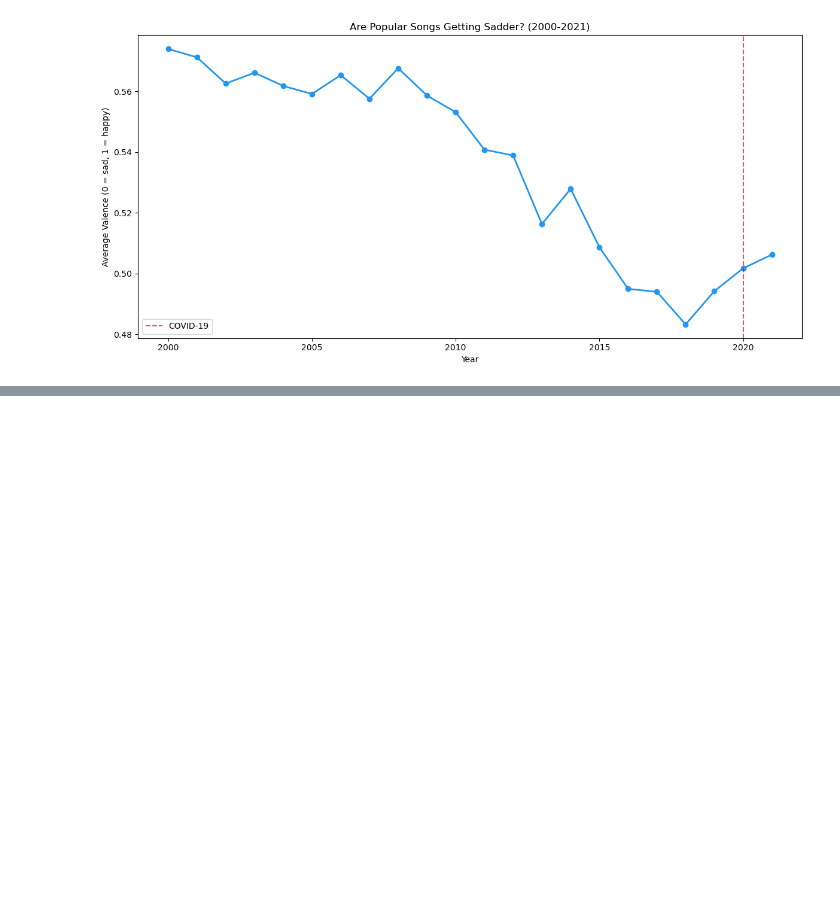
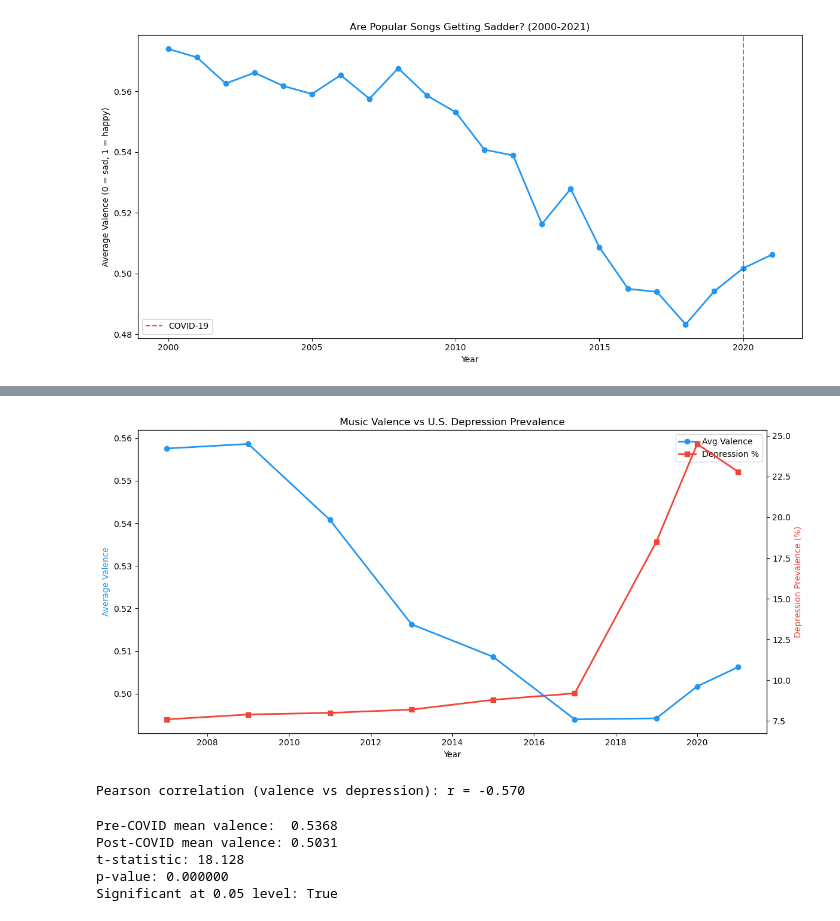
Before and after one commit to yidan114/spotify-mental-health-analysis, a Jupyter notebook: 01_data_exploration.ipynb, the cells around one changed output, grey strips where cells are left out. Cells and saved outputs as stored; diff of their text form; code cells hidden in the pictures; blank space fills up the shorter version.

```diff
--- a/01_data_exploration.ipynb
+++ b/01_data_exploration.ipynb
@@ -23,0 +66,52 @@ plt.show()
+# %%
+mental = pd.read_csv('data/raw/us_mental_health_trends.csv')
+
+yearly_valence = spotify_modern.groupby('year')['valence'].mean().reset_index()
+yearly_valence.columns = ['year', 'avg_valence']
+
+merged = pd.merge(yearly_valence, mental[['year', 'depression_pct']], on='year', how='inner')
+merged = merged.dropna(subset=['depression_pct'])
+
+fig, ax1 = plt.subplots(figsize=(12, 6))
+ax2 = ax1.twinx()
+
+ax1.plot(merged['year'], merged['avg_valence'], 'o-', color='#2196F3', linewidth=2, label='Avg Valence')
+ax2.plot(merged['year'], merged['depression_pct'], 's-', color='#F44336', linewidth=2, label='Depression %')
+
+ax1.set_xlabel('Year')
+ax1.set_ylabel('Average Valence', color='#2196F3')
+ax2.set_ylabel('Depression Prevalence (%)', color='#F44336')
+ax1.set_title('Music Valence vs U.S. Depression Prevalence')
+
+lines1, labels1 = ax1.get_legend_handles_labels()
+lines2, labels2 = ax2.get_legend_handles_labels()
+ax1.legend(lines1 + lines2, labels1 + labels2, loc='upper right')
+
+plt.tight_layout()
+plt.savefig('figures/valence_vs_depression.png', dpi=150)
+plt.show()
+
+corr = merged['avg_valence'].corr(merged['depression_pct'])
+print(f"Pearson correlation (valence vs depression): r = {corr:.3f}")
+# %% [output]
+[figure, added]
+Pearson correlation (valence vs depression): r = -0.570
+# %%
+from scipy import stats
+
+pre_covid = spotify_modern[spotify_modern['year'] < 2020]['valence']
+post_covid = spotify_modern[spotify_modern['year'] >= 2020]['valence']
+
+t_stat, p_value = stats.ttest_ind(pre_covid, post_covid)
+
+print(f"Pre-COVID mean valence:  {pre_covid.mean():.4f}")
+print(f"Post-COVID mean valence: {post_covid.mean():.4f}")
+print(f"t-statistic: {t_stat:.3f}")
+print(f"p-value: {p_value:.6f}")
+print(f"Significant at 0.05 level: {p_value < 0.05}")
+# %% [output]
+Pre-COVID mean valence:  0.5368
+Post-COVID mean valence: 0.5031
+t-statistic: 18.128
+p-value: 0.000000
+Significant at 0.05 level: True
```
Also changed, not shown: parts of 7 cells of this notebook, 3 other files.
